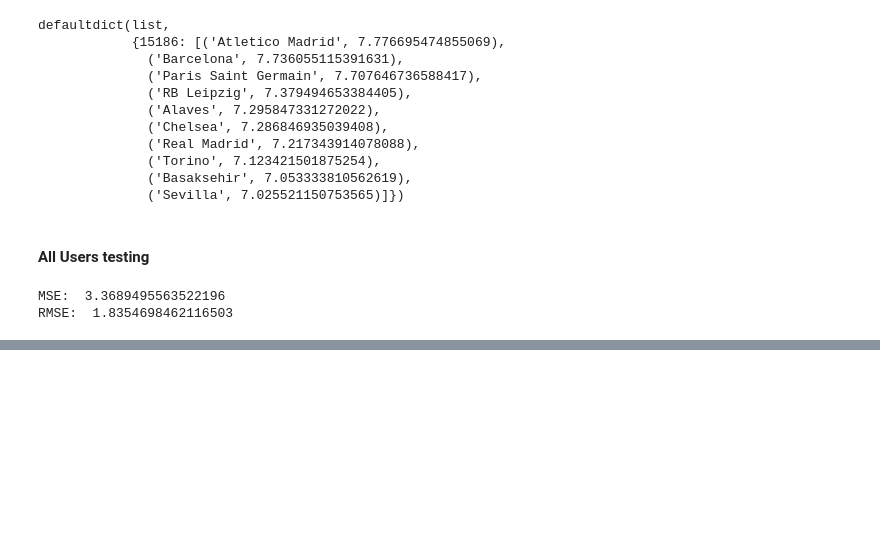
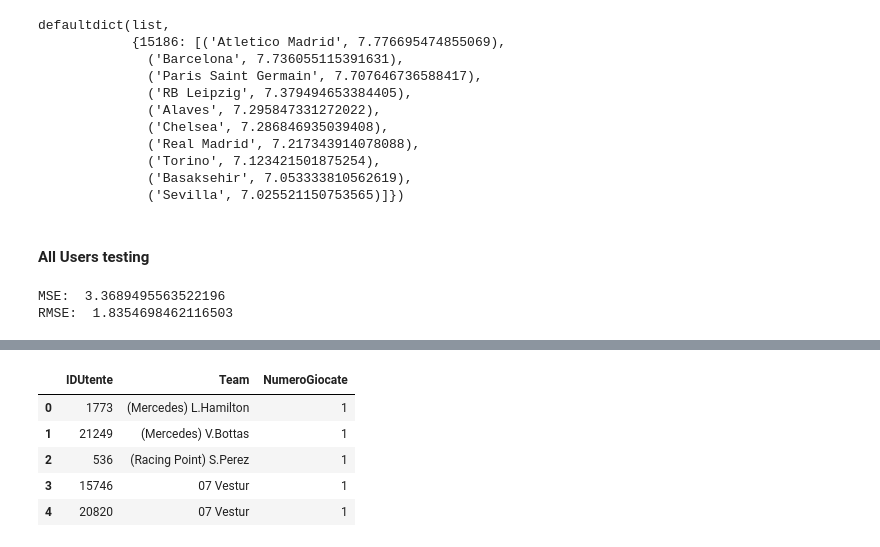
Before and after one commit to Alex-D15/ISAI, a Jupyter notebook: ISAdviser/Collaborative Filtering/TeamsCF_V2.ipynb, the cells around one changed output, grey strips where cells are left out. Cells and saved outputs as stored; diff of their text form; code cells hidden in the pictures; blank space fills up the shorter version.

```diff
--- a/ISAdviser/Collaborative Filtering/TeamsCF_V2.ipynb
+++ b/ISAdviser/Collaborative Filtering/TeamsCF_V2.ipynb
@@ -268,0 +296,9 @@ RMSE:  1.8354698462116503
+# %%
+df.head()
+# %% [output]
+|  | IDUtente | Team | NumeroGiocate |
+| 0 | 1773 | (Mercedes) L.Hamilton | 1 |
+| 1 | 21249 | (Mercedes) V.Bottas | 1 |
+| 2 | 536 | (Racing Point) S.Perez | 1 |
+| 3 | 15746 | 07 Vestur | 1 |
+| 4 | 20820 | 07 Vestur | 1 |
```
Also changed, not shown: parts of 27 cells of this notebook, 1 other file.
